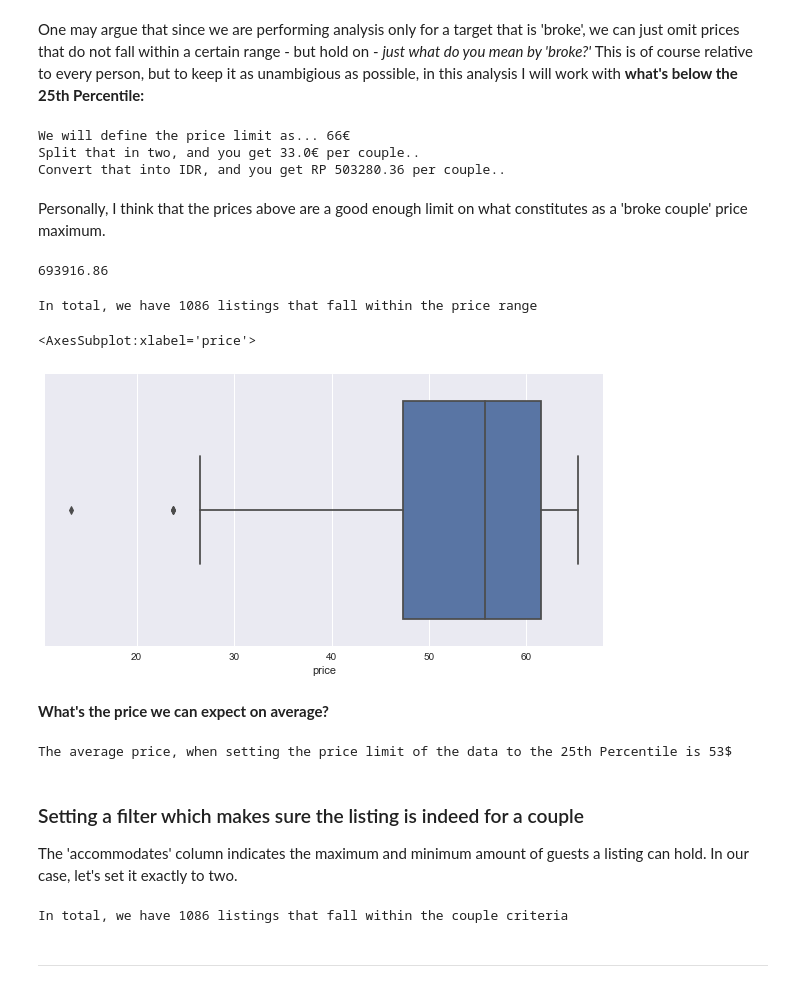
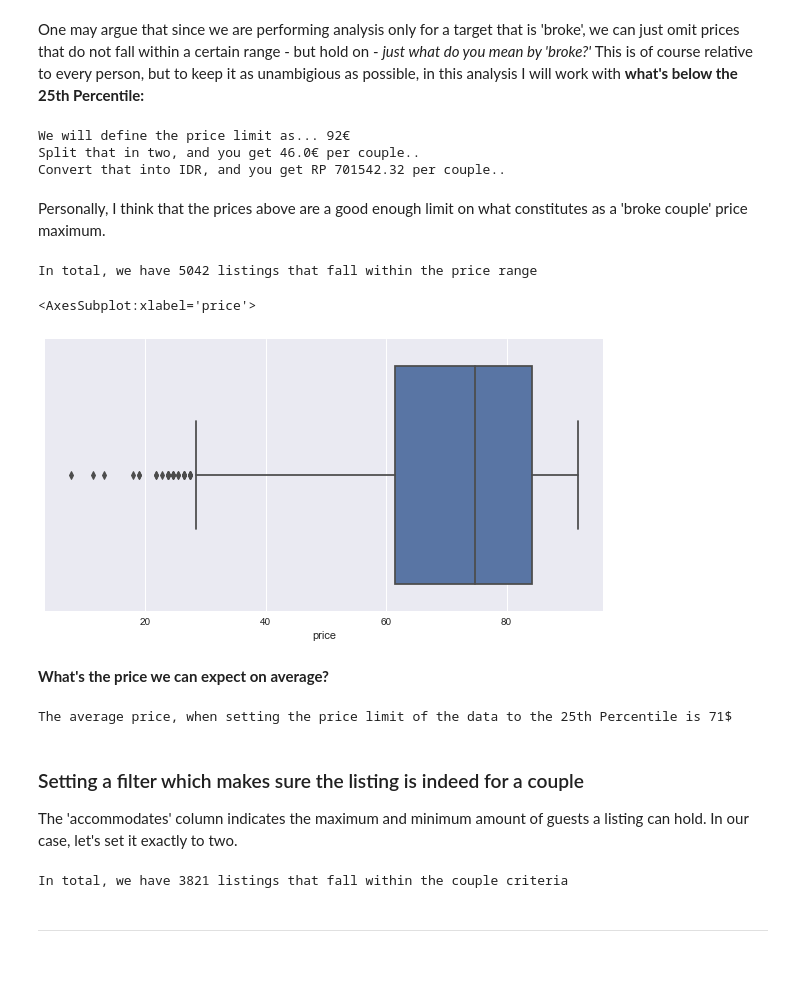
Before and after one commit to Chatresabarkah/AirBnB-EDA, a Jupyter notebook: Noob-EDA-AirBnB.ipynb, the cells around one changed output. Drawn from its saved outputs; the diff is of its cells as text; code cells hidden in the pictures.

```diff
--- a/Noob-EDA-AirBnB.ipynb
+++ b/Noob-EDA-AirBnB.ipynb
@@ -103,7 +93,7 @@ listingsv1.loc[:, "price"] = listingsv1.loc[:, "price"].replace('[\$,]', '', reg
 # %%
 # Omit Data that has 0 for price value
-aboveZeroFilter = listingsv1['price'] > 1
-listingsv1 = listingsv1[aboveZeroFilter]
+aboveZeroFilter = listings['price'] > 1
+listings = listings[aboveZeroFilter]
 # %%
 #Let's convert the price from Dollars to Euros
 #Let's also creat another price column - Indonesian Rupiah (personal use!)
@@ -117,8 +107,8 @@ def dollar_to_euro(x):
 def euro_to_idr(x):
     return round(c.convert(x, 'EUR','IDR'))
 
-listingsv1.loc[:, 'price'] = listingsv1.loc[:, 'price'].apply(dollar_to_euro)
-listingsv1.loc[:, 'price_idr'] = listingsv1.loc[:, 'price'].apply(euro_to_idr)
+listings.loc[:, 'price'] = listings.loc[:, 'price'].apply(dollar_to_euro)
+listings.loc[:, 'price_idr'] = listings.loc[:, 'price'].apply(euro_to_idr)
 # %% [markdown]
 ### Checking for outliers
 # %%
@@ -132,53 +122,49 @@ As we can see, there are a bunch of outliers. It never ceases to amaze me how th
 # %% [markdown]
 One may argue that since we are performing analysis only for a target that is 'broke', we can just omit prices that do not fall within a certain range - but hold on - *just what do you mean by 'broke?'* This is of course relative to every person, but to keep it as unambigious as possible, in this analysis I will work with **what's below the 25th Percentile:**
 # %%
-brokelimit = round(listingsv1['price'].quantile(q=0.25))
+brokelimit = round(listings['price'].quantile(q=0.25))
 print(f'We will define the price limit as... {brokelimit}€')
 print(f'Split that in two, and you get {brokelimit/2}€ per couple..')
 
 eur_to_idr = c.convert(brokelimit/2, 'EUR','IDR')
 print(f'Convert that into IDR, and you get RP {eur_to_idr} per couple..')
 # %% [output]
-We will define the price limit as... 66€
-Split that in two, and you get 33.0€ per couple..
-Convert that into IDR, and you get RP 503280.36 per couple..
+We will define the price limit as... 92€
+Split that in two, and you get 46.0€ per couple..
+Convert that into IDR, and you get RP 701542.32 per couple..
 # %% [markdown]
 Personally, I think that the prices above are a good enough limit on what constitutes as a 'broke couple' price maximum.
-# %%
-eur_to_idr = c.convert(brokelimit/2, 'EUR','IDR')
-# %% [output]
-693916.86
 # %%
-price_mask = listingsv1["price"] <= brokelimit
-listingsv1 = listingsv1[price_mask]
-listingamount = listingsv1['price'].count()
+price_mask = listings["price"] <= brokelimit
+listings = listings[price_mask]
+listingamount = listings['price'].count()
 print(f'In total, we have {listingamount} listings that fall within the price range')
 # %% [output]
-In total, we have 1086 listings that fall within the price range
+In total, we have 5042 listings that fall within the price range
 # %%
 #Let's check the boxplot again - looks great to me!
 plt.figure(figsize = (10,5))
-sns.boxplot(data=listingsv1, x='price')
+sns.boxplot(data=listings, x='price')
 # %% [output]
 <AxesSubplot:xlabel='price'>
-[figure, old version]
+[figure, new version]
 # %% [markdown]
 **What's the price we can expect on average?**
 # %%
-pricemean = round(listingsv1['price'].mean())
+pricemean = round(listings['price'].mean())
 print(f'The average price, when setting the price limit of the data to the 25th Percentile is {pricemean}' + '$')
 # %% [output]
-The average price, when setting the price limit of the data to the 25th Percentile is 53$
+The average price, when setting the price limit of the data to the 25th Percentile is 71$
 # %% [markdown]
 ### Setting a filter which makes sure the listing is indeed for a couple
 The 'accommodates' column indicates the maximum and minimum amount of guests a listing can hold. In our case, let's set it exactly to two.
 # %%
-coupleMask = listingsv1['accommodates'] == 2
-listingsv1 = listingsv1[coupleMask]
-listingcount = listingsv1['id'].count()
+coupleMask = listings['accommodates'] == 2
+listings = listings[coupleMask]
+listingcount = listings['id'].count()
 print(f'In total, we have {listingcount} listings that fall within the couple criteria')
 # %% [output]
-In total, we have 1086 listings that fall within the couple criteria
+In total, we have 3821 listings that fall within the couple criteria
 # %% [markdown]
 ----------------------------------------------------------------------------------------------------------------------
 # %% [markdown]
```
Also changed, not shown: parts of 21 cells of this notebook.
